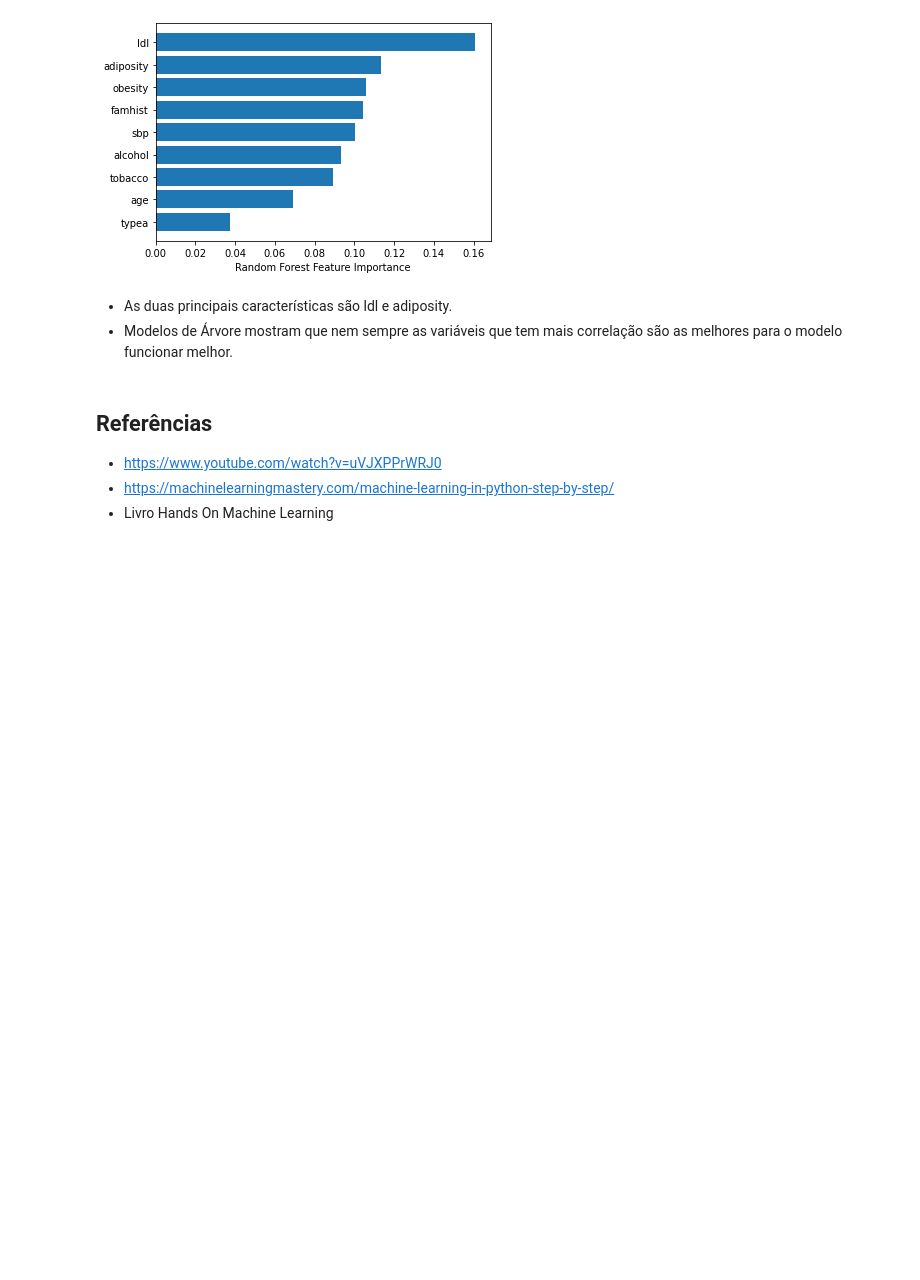
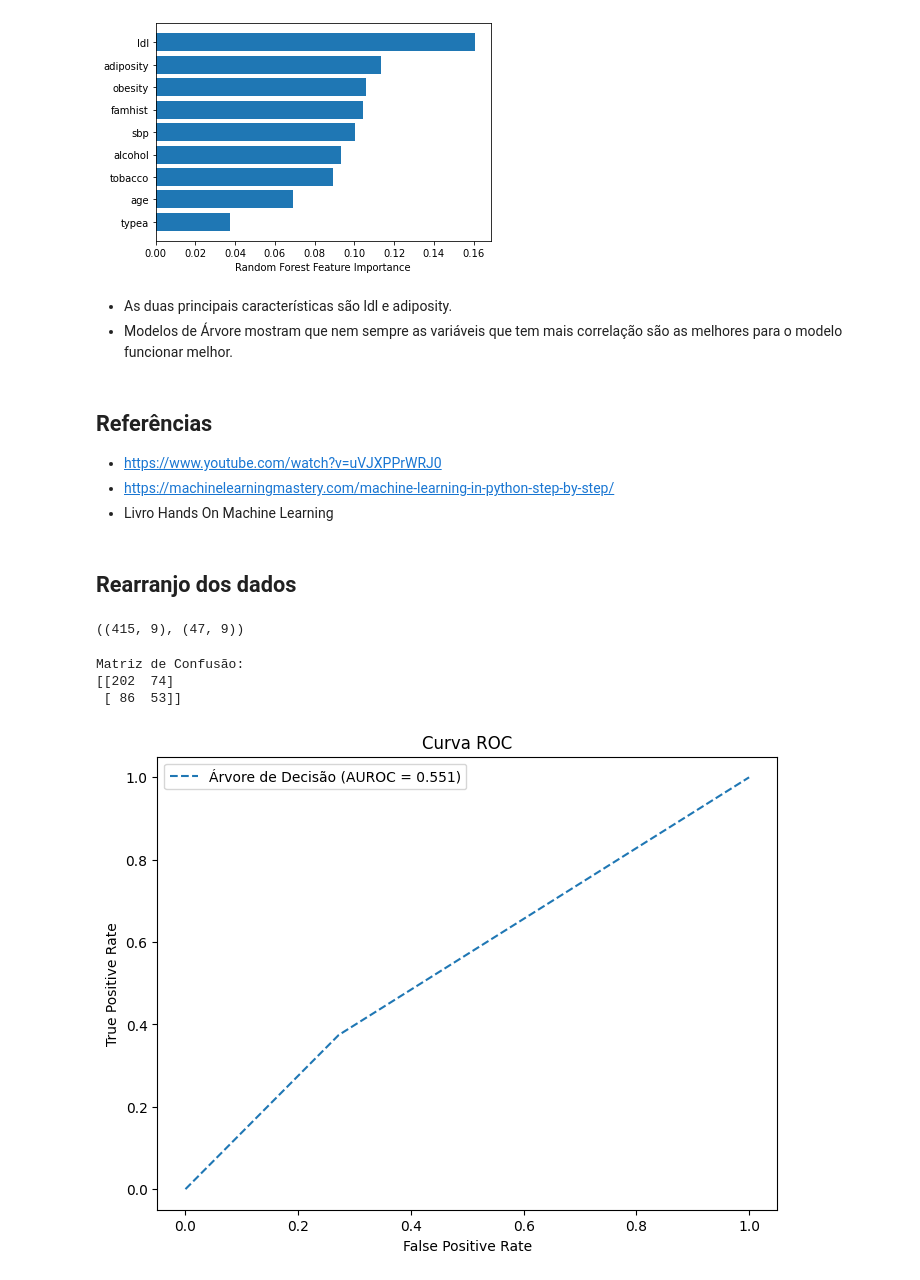
Before and after one commit to Matheus2608/Data-Science, a Jupyter notebook: Projeto.ipynb, the cells around one changed output. Drawn from its saved outputs; the diff is of its cells as text; code cells hidden in the pictures; blank space fills up the shorter version.

```diff
--- a/Projeto.ipynb
+++ b/Projeto.ipynb
@@ -244,3 +244,5 @@ Text(0.5, 0, 'Random Forest Feature Importance')
 - https://www.youtube.com/watch?v=uVJXPPrWRJ0
 - https://machinelearningmastery.com/machine-learning-in-python-step-by-step/
 - Livro Hands On Machine Learning
+# %% [markdown]
+## Rearranjo dos dados
@@ -246,0 +261,12 @@ Text(0.5, 0, 'Random Forest Feature Importance')
+# %%
+x_treinamento.shape, x_teste.shape
+# %% [output]
+((415, 9), (47, 9))
+# %%
+modelo1, nome1 = DecisionTreeClassifier(), "Árvore de Decisão"
+avaliacao_modelo(modelo1, nome1)
+# %% [output]
+Matriz de Confusão:
+[[202  74]
+ [ 86  53]]
+[figure, added]
```
Also changed, not shown: parts of 5 cells of this notebook.
